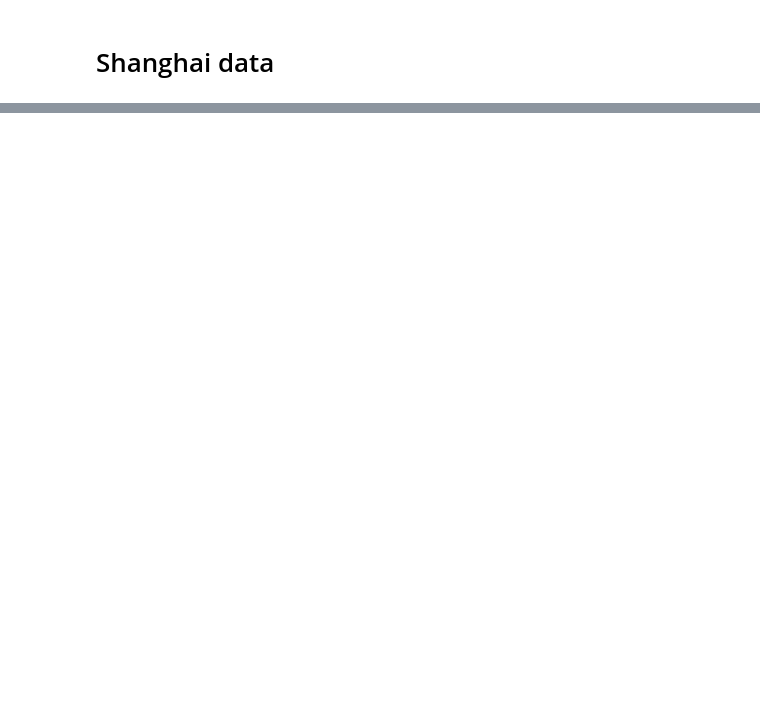
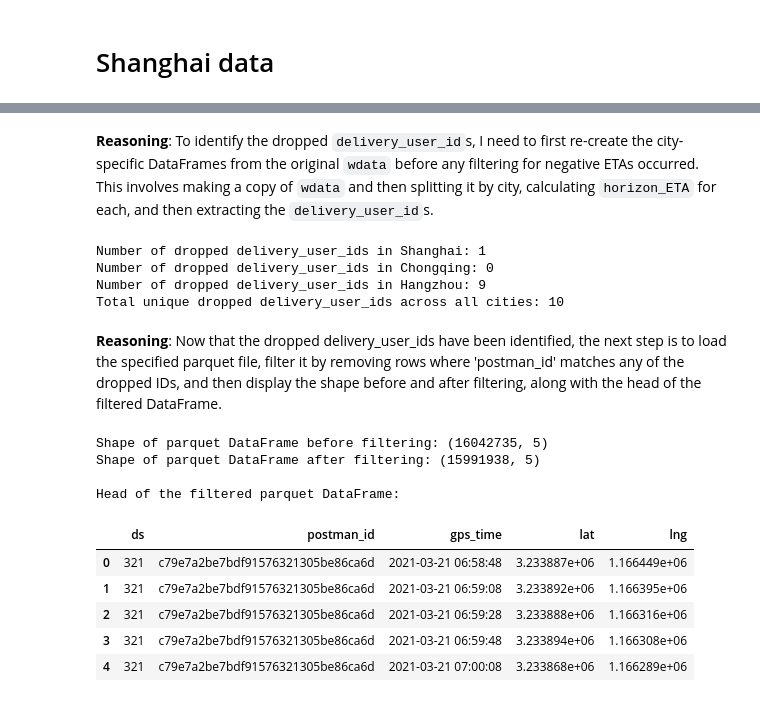
Before and after one commit to aymuos/starship, a Jupyter notebook: fundamental_EDA/actuallyWorking/d5c_seperator.ipynb, the cells around one changed output, grey strips where cells are left out. Cells and saved outputs as stored; diff of their text form; code cells hidden in the pictures; blank space fills up the shorter version.

```diff
--- a/fundamental_EDA/actuallyWorking/d5c_seperator.ipynb
+++ b/fundamental_EDA/actuallyWorking/d5c_seperator.ipynb
@@ -313,0 +343,74 @@ hangzhou_df.to_csv(base + '/hangzhou_data.csv', index=False)
+# %% [markdown]
+**Reasoning**:
+To identify the dropped `delivery_user_id`s, I need to first re-create the city-specific DataFrames from the original `wdata` before any filtering for negative ETAs occurred. This involves making a copy of `wdata` and then splitting it by city, calculating `horizon_ETA` for each, and then extracting the `delivery_user_id`s.
+# %%
+wdata_original = wdata.copy()
+
+# Create city-specific DataFrames from wdata_original
+shanghai_original_df = wdata_original[wdata_original['from_city_en'] == 'Shanghai'].copy()
+chongqing_original_df = wdata_original[wdata_original['from_city_en'] == 'Chongqing'].copy()
+hangzhou_original_df = wdata_original[wdata_original['from_city_en'] == 'Hangzhou'].copy()
+
+# Calculate horizon_ETA for original DataFrames
+shanghai_original_df['horizon_ETA'] = (shanghai_original_df['sign_time'] - shanghai_original_df['receipt_time']).dt.total_seconds() / 60
+chongqing_original_df['horizon_ETA'] = (chongqing_original_df['sign_time'] - chongqing_original_df['receipt_time']).dt.total_seconds() / 60
+hangzhou_original_df['horizon_ETA'] = (hangzhou_original_df['sign_time'] - hangzhou_original_df['receipt_time']).dt.total_seconds() / 60
+
+# Extract unique delivery_user_ids from original DataFrames
+shanghai_original_ids = set(shanghai_original_df['delivery_user_id'].unique())
+chongqing_original_ids = set(chongqing_original_df['delivery_user_id'].unique())
+hangzhou_original_ids = set(hangzhou_original_df['delivery_user_id'].unique())
+
+# Extract unique delivery_user_ids from already filtered DataFrames
+shanghai_filtered_ids = set(shanghai_df['delivery_user_id'].unique())
+chongqing_filtered_ids = set(chongqing_df['delivery_user_id'].unique())
+hangzhou_filtered_ids = set(hangzhou_df['delivery_user_id'].unique())
+
+# Find dropped delivery_user_ids for each city
+dropped_shanghai_ids = shanghai_original_ids - shanghai_filtered_ids
+dropped_chongqing_ids = chongqing_original_ids - chongqing_filtered_ids
+dropped_hangzhou_ids = hangzhou_original_ids - hangzhou_filtered_ids
+
+# Combine all dropped delivery_user_ids into a single set
+all_dropped_delivery_user_ids = dropped_shanghai_ids.union(dropped_chongqing_ids).union(dropped_hangzhou_ids)
+
+print(f"Number of dropped delivery_user_ids in Shanghai: {len(dropped_shanghai_ids)}")
+print(f"Number of dropped delivery_user_ids in Chongqing: {len(dropped_chongqing_ids)}")
+print(f"Number of dropped delivery_user_ids in Hangzhou: {len(dropped_hangzhou_ids)}")
+print(f"Total unique dropped delivery_user_ids across all cities: {len(all_dropped_delivery_user_ids)}")
+# %% [output]
+Number of dropped delivery_user_ids in Shanghai: 1
+Number of dropped delivery_user_ids in Chongqing: 0
+Number of dropped delivery_user_ids in Hangzhou: 9
+Total unique dropped delivery_user_ids across all cities: 10
+# %% [markdown]
+**Reasoning**:
+Now that the dropped delivery_user_ids have been identified, the next step is to load the specified parquet file, filter it by removing rows where 'postman_id' matches any of the dropped IDs, and then display the shape before and after filtering, along with the head of the filtered DataFrame.
+# %%
+import pandas as pd
+
+# Define the path to the parquet file
+parquet_file_path = base + "/tj_processed_join_filtered.parquet"
+
+# Load the parquet file
+parquet_df = pd.read_parquet(parquet_file_path)
+
+print(f"Shape of parquet DataFrame before filtering: {parquet_df.shape}")
+
+# Filter out rows where 'postman_id' is in the set of all_dropped_delivery_user_ids
+parquet_df_filtered = parquet_df[~parquet_df['postman_id'].isin(all_dropped_delivery_user_ids)]
+
+print(f"Shape of parquet DataFrame after filtering: {parquet_df_filtered.shape}")
+print("\nHead of the filtered parquet DataFrame:")
+parquet_df_filtered.head()
+# %% [output]
+Shape of parquet DataFrame before filtering: (16042735, 5)
+Shape of parquet DataFrame after filtering: (15991938, 5)
+
+Head of the filtered parquet DataFrame:
+|  | ds | postman_id | gps_time | lat | lng |
+| 0 | 321 | c79e7a2be7bdf91576321305be86ca6d | 2021-03-21 06:58:48 | 3.233887e+06 | 1.166449e+06 |
+| 1 | 321 | c79e7a2be7bdf91576321305be86ca6d | 2021-03-21 06:59:08 | 3.233892e+06 | 1.166395e+06 |
+| 2 | 321 | c79e7a2be7bdf91576321305be86ca6d | 2021-03-21 06:59:28 | 3.233888e+06 | 1.166316e+06 |
+| 3 | 321 | c79e7a2be7bdf91576321305be86ca6d | 2021-03-21 06:59:48 | 3.233894e+06 | 1.166308e+06 |
+| 4 | 321 | c79e7a2be7bdf91576321305be86ca6d | 2021-03-21 07:00:08 | 3.233868e+06 | 1.166289e+06 |
```
Also changed, not shown: parts of 22 cells of this notebook.
